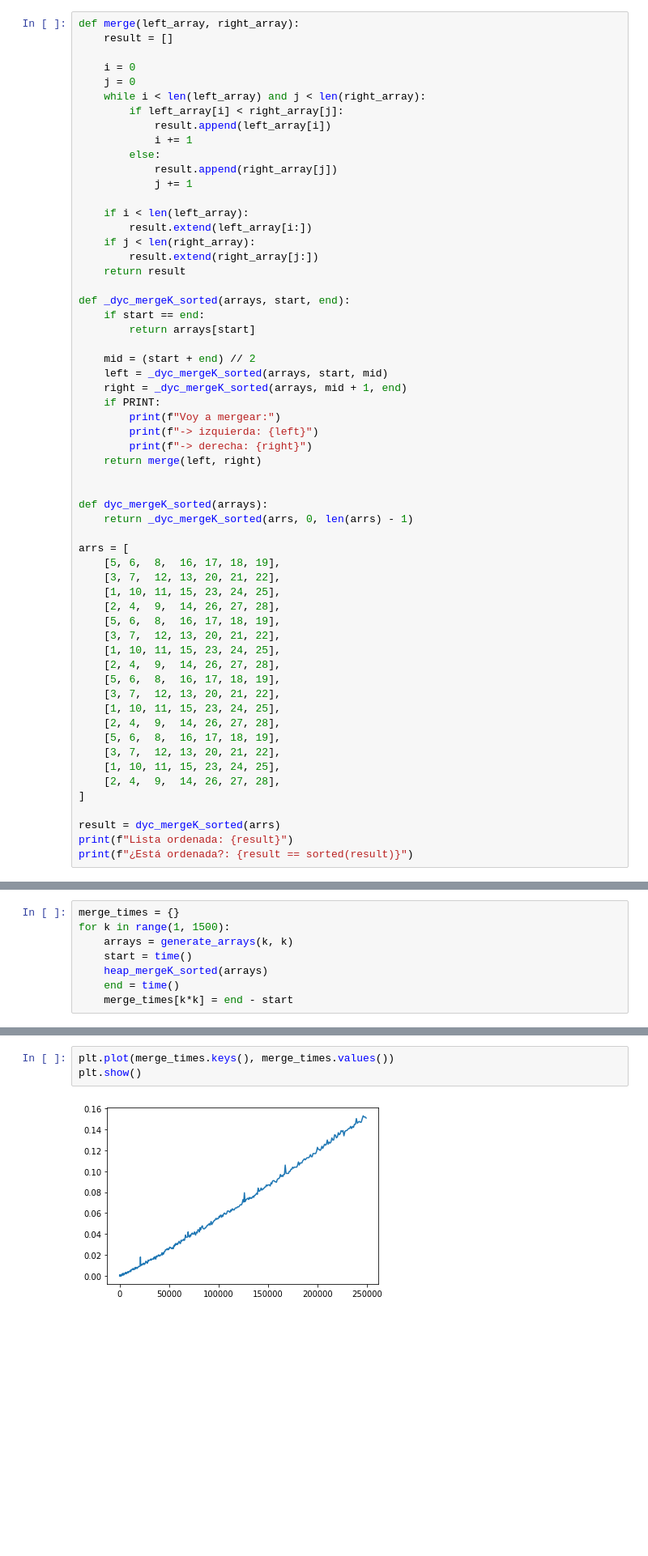
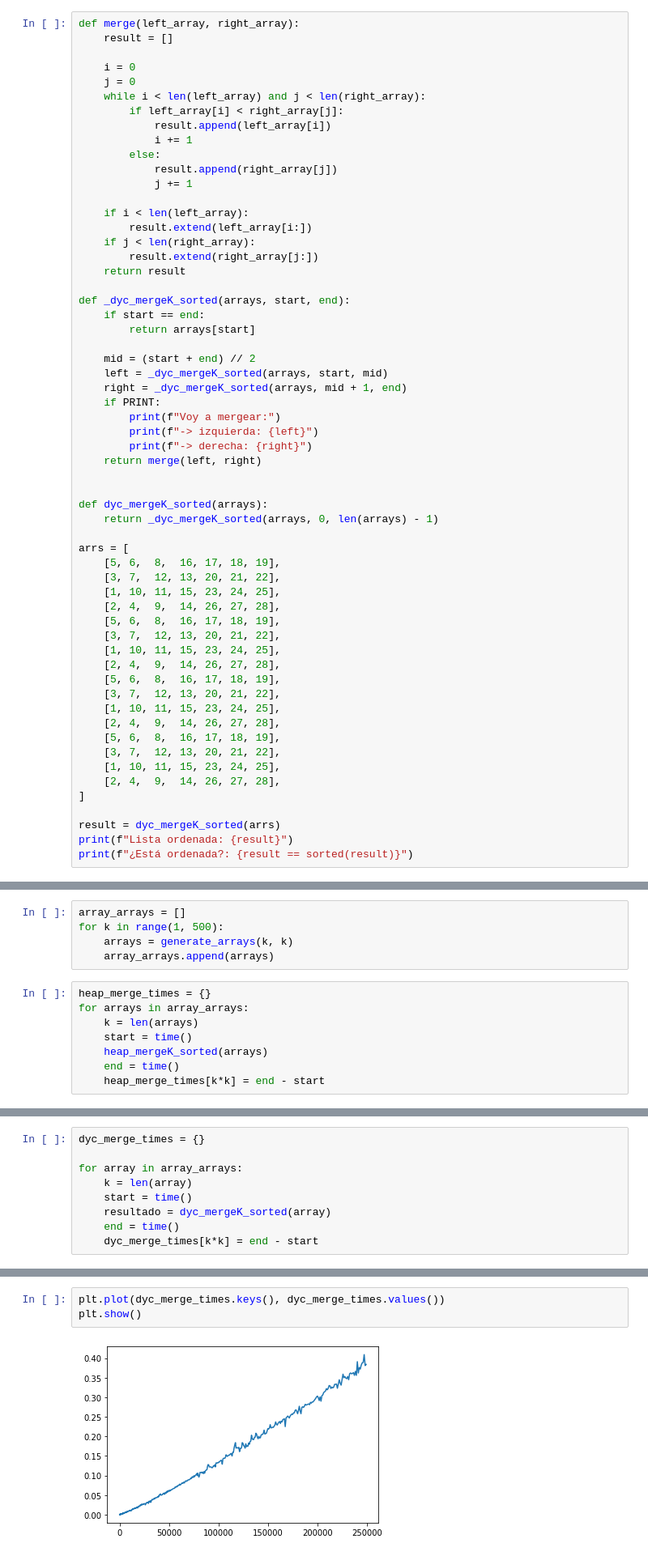
Before and after one commit to joaqogomez/75.29-TDA1, a Jupyter notebook: Tp1/Tda-TP1.ipynb, the cells around one changed output, grey strips where cells are left out. Shown at 81% size. Saved outputs shown, nothing was run; the diff lists cells and outputs as text; blank space fills up the shorter version.

```diff
--- a/Tp1/Tda-TP1.ipynb
+++ b/Tp1/Tda-TP1.ipynb
@@ -167,7 +167,7 @@ def _dyc_mergeK_sorted(arrays, start, end):
 
 
 def dyc_mergeK_sorted(arrays):
-    return _dyc_mergeK_sorted(arrs, 0, len(arrs) - 1)
+    return _dyc_mergeK_sorted(arrays, 0, len(arrays) - 1)
 
 arrs = [
     [5, 6,  8,  16, 17, 18, 19],
@@ -224,11 +224,16 @@ def generate_arrays(k, h):
         array.sort()
         arrays.append(array)
     return arrays
+# %%
+array_arrays = []
+for k in range(1, 500):
+    arrays = generate_arrays(k, k)
+    array_arrays.append(arrays)
 # %%
-merge_times = {}
-for k in range(1, 1500):
-    arrays = generate_arrays(k, k)
+heap_merge_times = {}
+for arrays in array_arrays:
+    k = len(arrays)
     start = time()
     heap_mergeK_sorted(arrays)
     end = time()
-    merge_times[k*k] = end - start
+    heap_merge_times[k*k] = end - start
@@ -234,0 +247,9 @@ for k in range(1, 1500):
+# %%
+dyc_merge_times = {}
+
+for array in array_arrays:
+    k = len(array)
+    start = time()
+    resultado = dyc_mergeK_sorted(array)
+    end = time()
+    dyc_merge_times[k*k] = end - start
@@ -235,5 +271,5 @@ for k in range(1, 1500):
 # %%
-plt.plot(merge_times.keys(), merge_times.values())
+plt.plot(dyc_merge_times.keys(), dyc_merge_times.values())
 plt.show()
 # %% [output]
-[figure, old version]
+[figure, new version]
```
Also changed, not shown: parts of 11 cells of this notebook.
